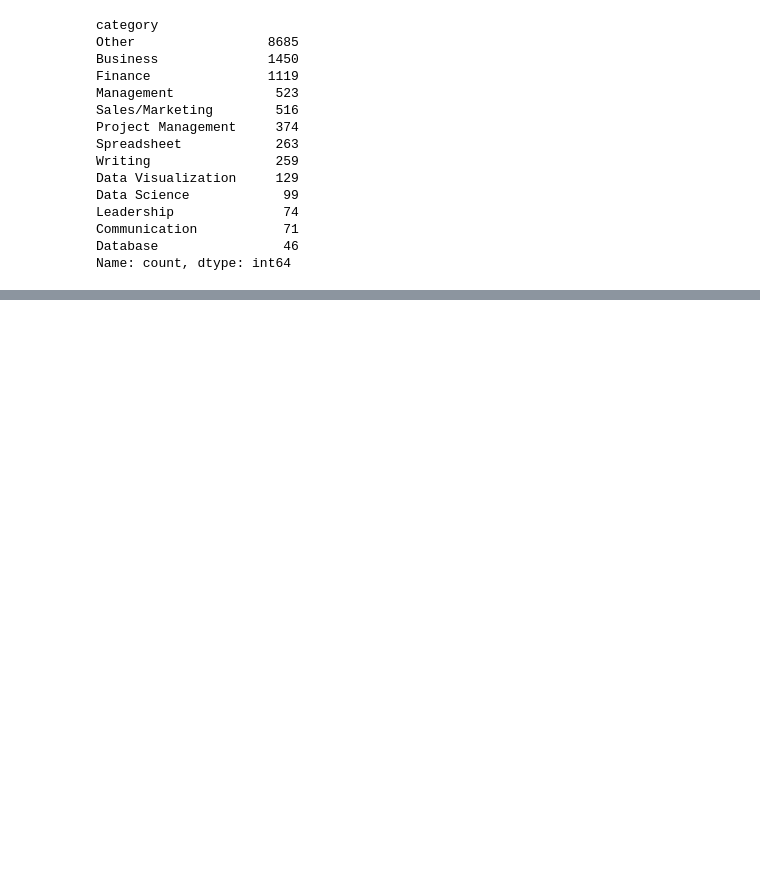
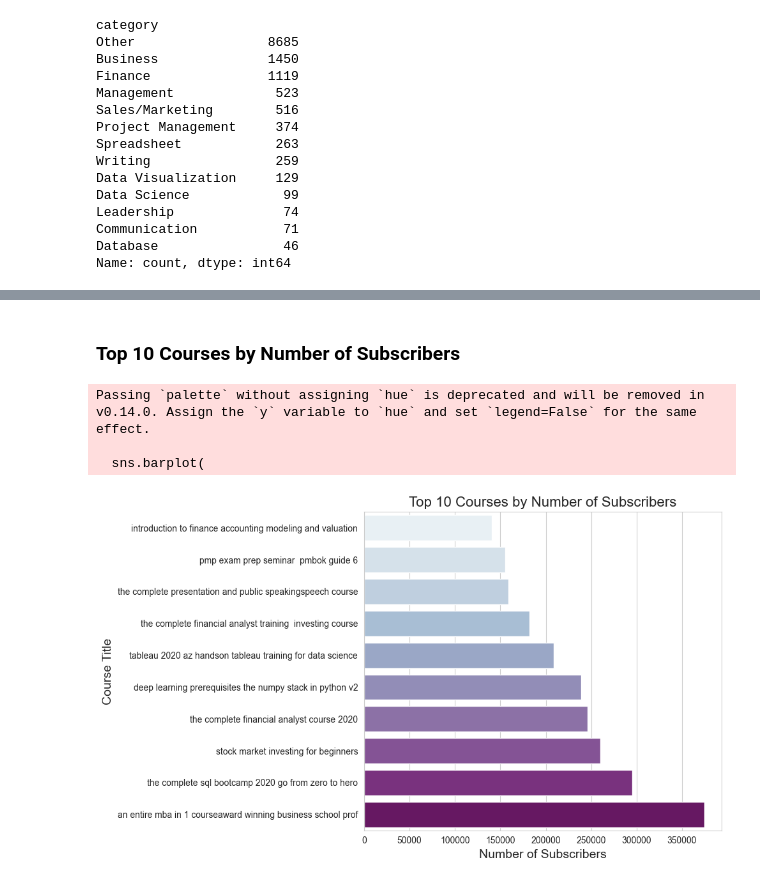
Before and after one commit to AbdelmenamAdel/Udemy_Courses_Bootcamp, a Jupyter notebook: workspace/day1.ipynb, the cells around one changed output, grey strips where cells are left out. Drawn from its saved outputs; the diff is of its cells as text; code cells hidden in the pictures; blank space fills up the shorter version.

```diff
--- a/workspace/day1.ipynb
+++ b/workspace/day1.ipynb
@@ -294,0 +379,32 @@ Name: count, dtype: int64
+# %% [markdown]
+### Top 10 Courses by Number of Subscribers
+# %%
+# Sort the DataFrame by 'num_subscribers' in ascending order of preference and take the top 10
+top_10_subscribers = df.nlargest(10, 'num_subscribers').sort_values('num_subscribers', ascending=True)
+
+# Set the style of the plot
+sns.set_style("whitegrid")
+
+# Create a bar plot with 'title' on the x-axis and 'rating' on the y-axis
+plt.figure(figsize=(10, 6))
+sns.barplot(
+    x="num_subscribers",
+    y="title",
+    data=top_10_subscribers,
+    palette="BuPu",  # Use a color palette
+    orient="h"
+)
+
+# Add a title and labels
+plt.title("Top 10 Courses by Number of Subscribers", fontsize=16)
+plt.xlabel("Number of Subscribers", fontsize=14)
+plt.ylabel("Course Title", fontsize=14)
+
+# Show the plot
+plt.tight_layout()
+plt.show()
+# %% [output]
+Passing `palette` without assigning `hue` is deprecated and will be removed in v0.14.0. Assign the `y` variable to `hue` and set `legend=False` for the same effect.
+
+  sns.barplot(
+[figure, added]
```
Also changed, not shown: parts of 11 cells of this notebook.
